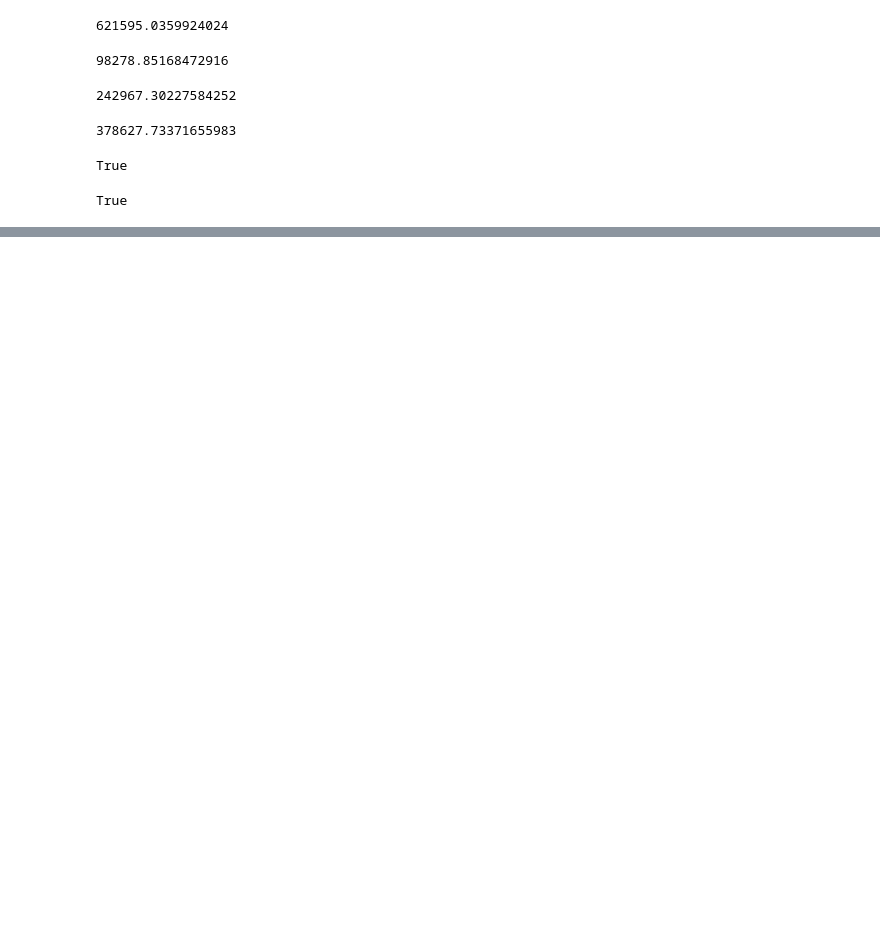
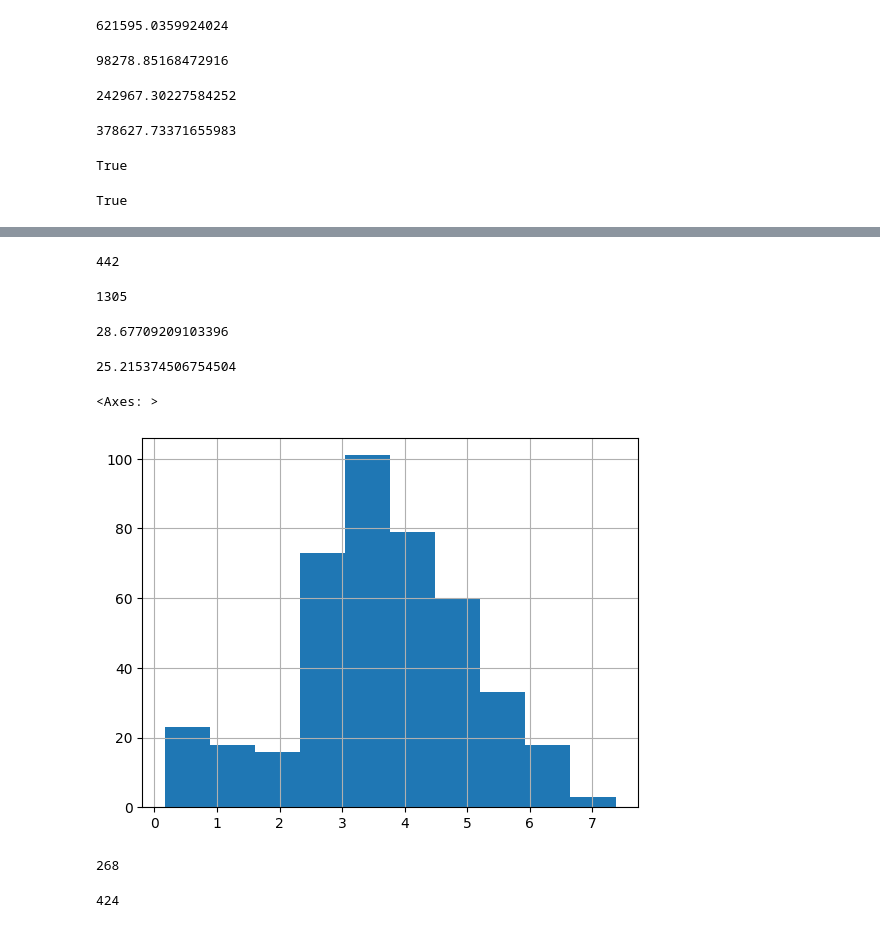
Before and after one commit to wxinl/BluePaleDot, a Jupyter notebook: src/test_20231221_story.ipynb, the cells around one changed output, grey strips where cells are left out. Saved outputs shown, nothing was run; the diff lists cells and outputs as text; code cells hidden in the pictures; blank space fills up the shorter version.

```diff
--- a/src/test_20231221_story.ipynb
+++ b/src/test_20231221_story.ipynb
@@ -1476,0 +1563,28 @@ squarify.plot(sizes=values,
+# %%
+heat_island = city_hex8_data[(city_hex8_data['LST mean']>=28)|(city_hex8_data['land cover'].isin([239,240,241,242,243,249]))]
+cool_island = city_hex8_data[~city_hex8_data['hex8'].isin(heat_island['hex8'])]
+# %%
+heat_island.shape[0]
+# %% [output]
+442
+# %%
+cool_island.shape[0]
+# %% [output]
+1305
+# %%
+heat_island['LST mean'].mean()
+# %% [output]
+28.67709209103396
+# %%
+cool_island['LST mean'].mean()
+# %% [output]
+25.215374506754504
+# %%
+heat_island['temp variance'] = heat_island['LST mean'] - cool_island['LST mean'].mean()
+# %%
+heat_island = heat_island[heat_island['temp variance']>0]
+# %%
+heat_island['temp variance'].hist()
+# %% [output]
+<Axes: >
+[figure, added]
@@ -1476,0 +1607,9 @@ squarify.plot(sizes=values,
+# %%
+largest_cc = max(nx.connected_components(g), key=len)
+len(largest_cc)
+# %% [output]
+268
+# %%
+heat_island.shape[0]
+# %% [output]
+424
```
Also changed, not shown: parts of 158 cells of this notebook, 24 other files.
